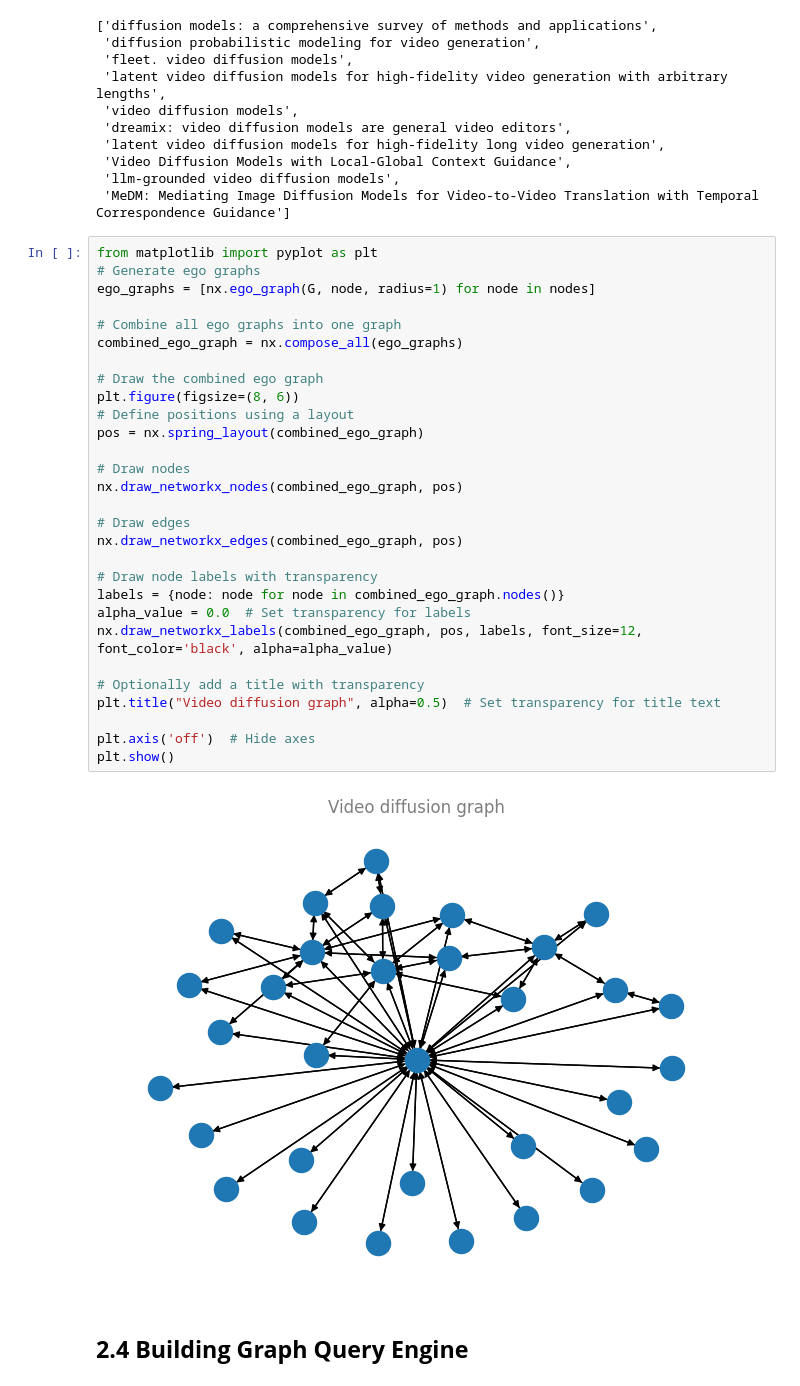
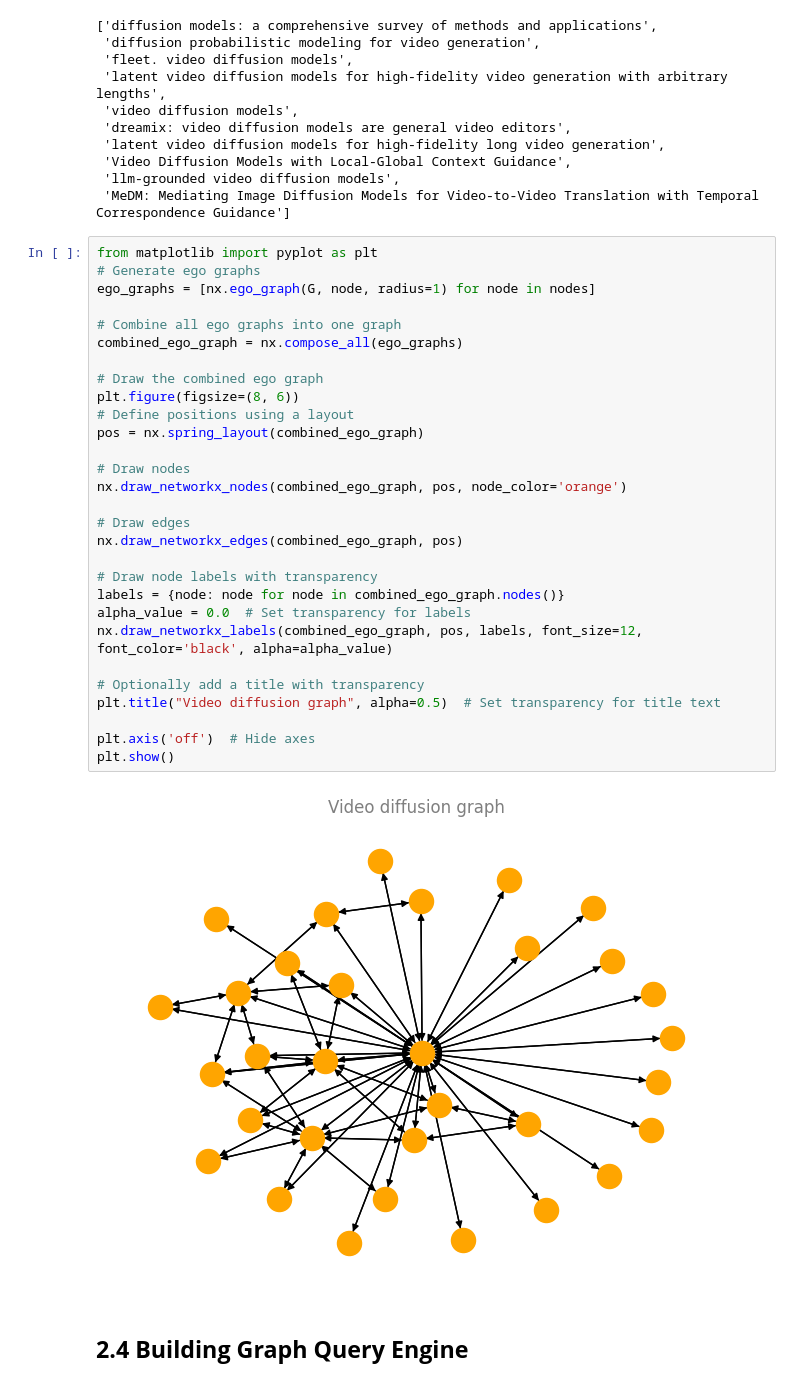
Before and after one commit to BachNgoH/AIO_Research_Assistant, a Jupyter notebook: notebooks/gemma_research_assistant.ipynb, the cells around one changed output. Drawn from its saved outputs; the diff is of its cells as text.

```diff
--- a/notebooks/gemma_research_assistant.ipynb
+++ b/notebooks/gemma_research_assistant.ipynb
@@ -1021,33 +1033,33 @@ all_nodes
 # %%
 from matplotlib import pyplot as plt
 # Generate ego graphs
 ego_graphs = [nx.ego_graph(G, node, radius=1) for node in nodes]
 
 # Combine all ego graphs into one graph
 combined_ego_graph = nx.compose_all(ego_graphs)
 
 # Draw the combined ego graph
 plt.figure(figsize=(8, 6))
 # Define positions using a layout
 pos = nx.spring_layout(combined_ego_graph)
 
 # Draw nodes
-nx.draw_networkx_nodes(combined_ego_graph, pos)
+nx.draw_networkx_nodes(combined_ego_graph, pos, node_color='orange')
 
 # Draw edges
 nx.draw_networkx_edges(combined_ego_graph, pos)
 
 # Draw node labels with transparency
 labels = {node: node for node in combined_ego_graph.nodes()}
 alpha_value = 0.0  # Set transparency for labels
 nx.draw_networkx_labels(combined_ego_graph, pos, labels, font_size=12, font_color='black', alpha=alpha_value)
 
 # Optionally add a title with transparency
 plt.title("Video diffusion graph", alpha=0.5)  # Set transparency for title text
 
 plt.axis('off')  # Hide axes
 plt.show()
 # %% [output]
-[figure, old version]
+[figure, new version]
 # %% [markdown]
 ## **2.4 Building Graph Query Engine**
```
Also changed, not shown: parts of 29 cells of this notebook, 2 other files.
